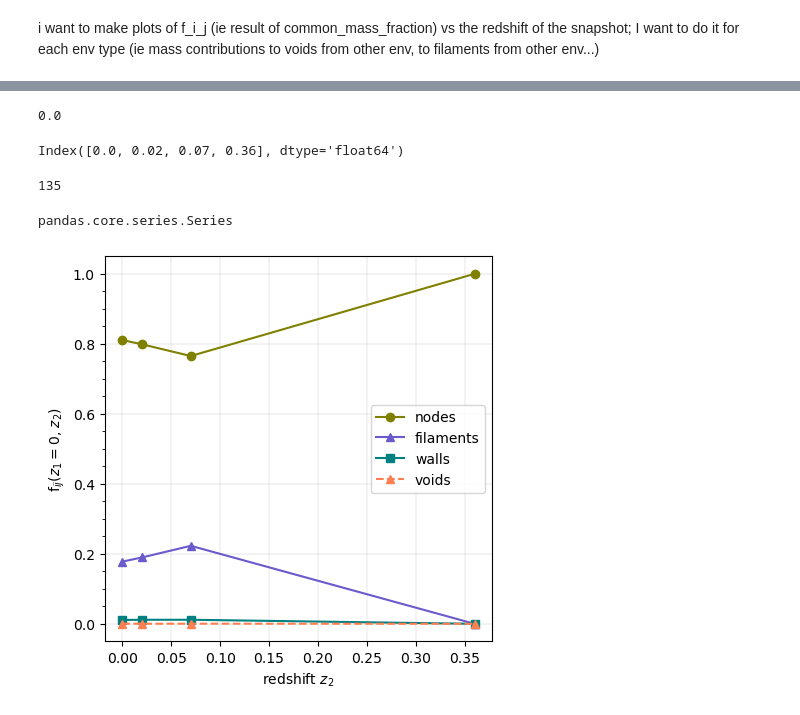
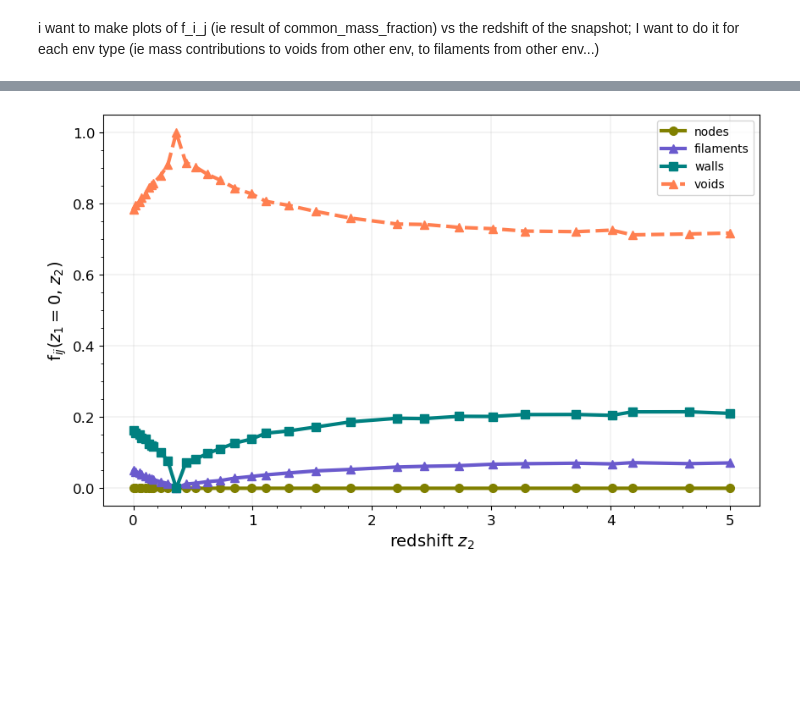
Before and after one commit to diodeamy/Thesis, a Jupyter notebook: code/common_mass_fraction.ipynb, the cells around one changed output, grey strips where cells are left out. Saved outputs shown, nothing was run; the diff lists cells and outputs as text; code cells hidden in the pictures; blank space fills up the shorter version.

Commit message:
changed some aesthetic elements in graph-making; different plots

```diff
--- a/code/common_mass_fraction.ipynb
+++ b/code/common_mass_fraction.ipynb
@@ -104 +68,4 @@ joined_df.rename(columns={"particle_type":"particle_type_133"}, inplace=True)
+# %%
+with open(f'/Users/users/nastase/PROJECT/DATA/nexus_outputs/particle_selecta/particle_ids_all.pickle', 'rb') as handle:
+    joined_dfs = pickle.load(handle)
 # %%
@@ -123,13 +77,21 @@ def proportions_for_snapshots(df, base_snapshot, snapshots, initial_particle_typ
 def proportions_for_snapshots2(df, base_snapshot, snapshots, initial_particle_type):
     data = []
 
+    if base_snapshot < 100:
+        base_snapshot = f"0{base_snapshot}"
     for snapshot in snapshots:
+
+        if snapshot < 100:
+            snapshot = f"0{snapshot}"
+
+
         indexing_name = f'particle_type_{snapshot}'
         tmp = df[df[f"particle_type_{base_snapshot}"] == initial_particle_type][indexing_name]
         proportions = tmp.value_counts(normalize=True).reindex(['n', 'f', 'w', 'v'], fill_value=0)
 
         # Append a tuple with the snapshot index and the proportions for each type
         data.append(proportions)
+        print(f"Processed snapshot {snapshot}")
 
     # Create a DataFrame from the list of Series objects
     return pd.DataFrame(data, index=snapshots, columns=['n', 'f', 'w', 'v'])
@@ -138,2 +98,2 @@ proportions = proportions_for_snapshots(joined_df, 110, [135, 133, 129, 110 ], '
 # %%
-proportions2 = proportions_for_snapshots2(joined_df, 110, [135, 133, 129, 110 ], 'n')
+proportions2 = proportions_for_snapshots2(joined_dfs, 110, snapshot_list, 'v')
@@ -144,49 +118,43 @@ array([135, 133, 129, 110])
-# %%
-get_redshift_dictionary()["redshifts"][get_redshift_dictionary()["snapshots"].index(proportions2.index[0])]
-# %% [output]
-0.0
-# %%
-proportions2.index.map(lambda x: get_redshift_dictionary()["redshifts"][get_redshift_dictionary()["snapshots"].index(x)])
-# %% [output]
-Index([0.0, 0.02, 0.07, 0.36], dtype='float64')
-# %%
-
-
-proportions2.index.to_numpy()[0]
-# %% [output]
-135
-# %%
-type(proportions2['n'])
-# %% [output]
-pandas.core.series.Series
 # %%
 redshifts = proportions2.index.map(
     lambda x: get_redshift_dictionary()["redshifts"][get_redshift_dictionary()["snapshots"].index(x)]
 )
 redshifts_values = redshifts.to_numpy()
 # %%
-plt.figure(figsize=(5,5))
+linewidth = 3
+markersize = 7
+fontsize = 14
+
+plt.figure(figsize=(10,6))
 plt.plot(
     redshifts_values,
     proportions2["n"].values,
-    'o-',color='#808000', label="nodes")
+    'o-',color='#808000', label="nodes", linewidth= linewidth, markersize=markersize)
 plt.plot(
     redshifts_values,
     proportions2["f"].values,
-    '^-',color='#6A5ACD', label="filaments")
+    '^-',color='#6A5ACD', label="filaments", linewidth=linewidth, markersize=markersize)
 plt.plot(
     redshifts_values,
     proportions2["w"].values,
-    's-',color='#008080', label="walls")
+    's-',color='#008080', label="walls", linewidth=linewidth, markersize=markersize)
 plt.plot(
     redshifts_values,
     proportions2["v"].values,
-    '^--',color='#FF7F50', label="voids")
+    '^--',color='#FF7F50', label="voids", linewidth=linewidth, markersize=markersize)
 plt.grid(linewidth=0.2)
 plt.yticks(np.linspace(0, 1, 20, endpoint=False), minor=True)
-plt.xlabel("redshift $z_2$")
-plt.ylabel("f$_{ij}$($z_1 = 0$, $z_2$)")
+plt.xticks(np.linspace(0, 5, 25, endpoint=False), minor=True)
+plt.tick_params(axis='both', which='major', labelsize=12)
+# plt.xlim(-0.01,1)
+# plt.ylim(-0.01, 0.2)
+plt.xlabel("redshift $z_2$", fontsize=fontsize)
+plt.ylabel("f$_{ij}$($z_1 = 0$, $z_2$)", fontsize=fontsize)
+# plt.title("Evolution of $\it{void}$ particles from z = 5", fontsize= fontsize)
+# plt.title("Origins of today's $\it{node}$ particles", fontsize= fontsize)
+# plt.title("Particuliarity in the origin of $\it{filament}$ particles", fontsize=fontsize)
 plt.legend()
+# plt.savefig("/Users/users/nastase/GitBub/Thesis/ResultsPaper/figures/voids_110.png")
 plt.show()
 # %% [output]
-[figure, old version]
+[figure, new version]
```
Also changed, not shown: parts of 15 cells of this notebook, 2 other files.
